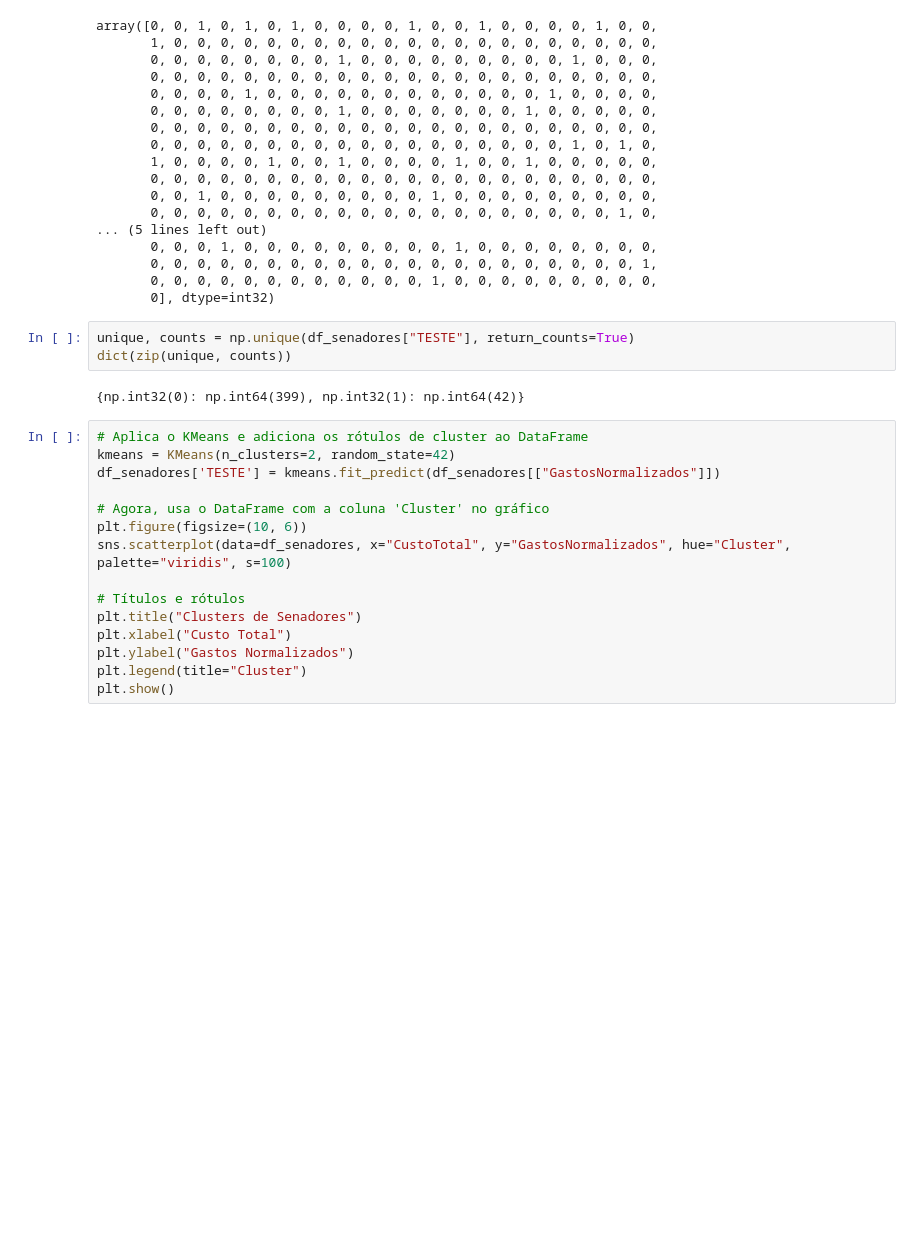
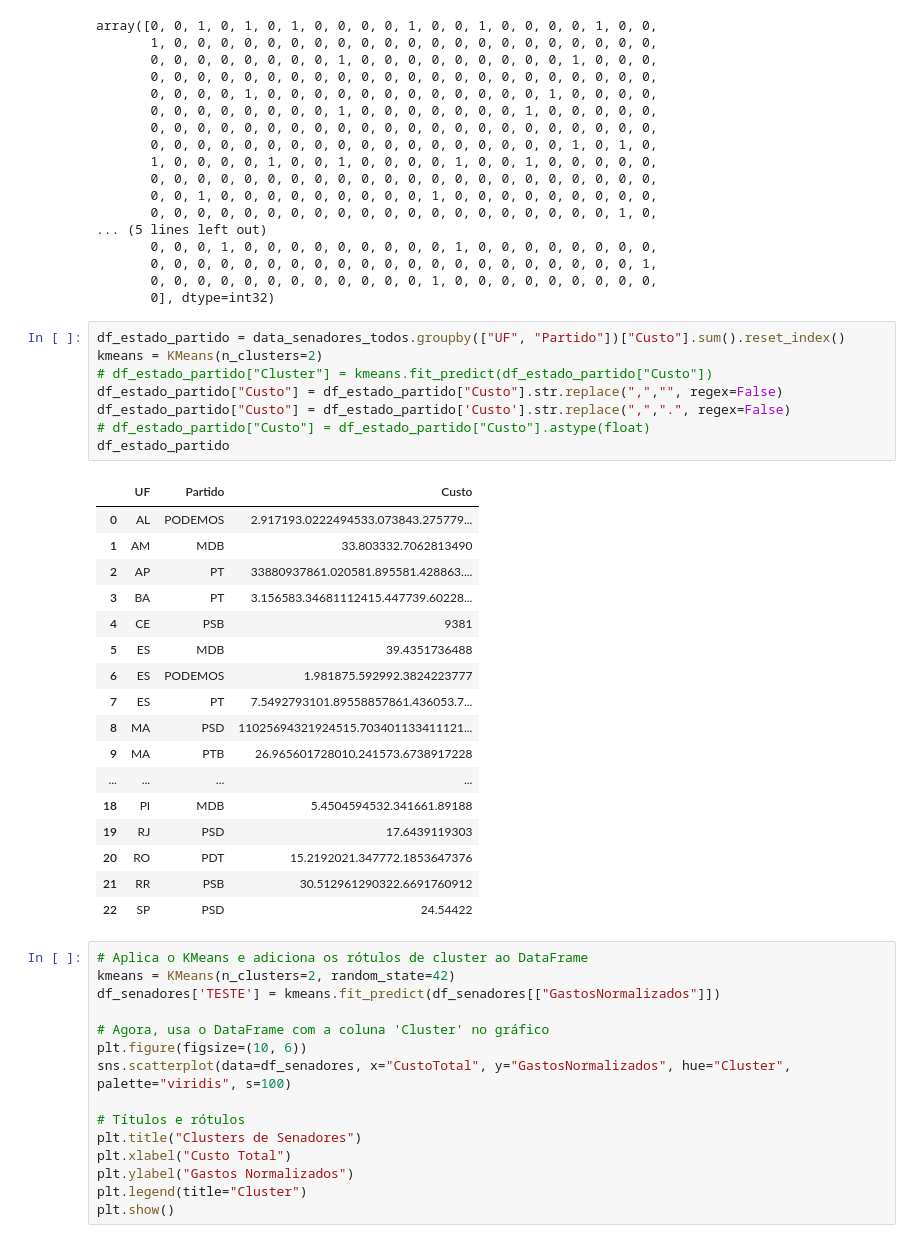
Before and after one commit to kadetete/senadores_passagens, a Jupyter notebook: senadoresdata.ipynb, the cells around one changed output. Saved outputs shown, nothing was run; the diff lists cells and outputs as text; blank space fills up the shorter version.

```diff
--- a/senadoresdata.ipynb
+++ b/senadoresdata.ipynb
@@ -204,11 +204,32 @@ array([0, 0, 1, 0, 1, 0, 1, 0, 0, 0, 0, 1, 0, 0, 1, 0, 0, 0, 0, 1, 0, 0,
        0, 0, 0, 0, 0, 0, 0, 0, 0, 0, 0, 0, 0, 0, 0, 0, 0, 0, 0, 0, 0, 1,
        0, 0, 0, 0, 0, 0, 0, 0, 0, 0, 0, 0, 1, 0, 0, 0, 0, 0, 0, 0, 0, 0,
        0], dtype=int32)
-# %%
-unique, counts = np.unique(df_senadores["TESTE"], return_counts=True)
-dict(zip(unique, counts))
-# %% [output]
-{np.int32(0): np.int64(399), np.int32(1): np.int64(42)}
+# %%
+df_estado_partido = data_senadores_todos.groupby(["UF", "Partido"])["Custo"].sum().reset_index()
+kmeans = KMeans(n_clusters=2)
+# df_estado_partido["Cluster"] = kmeans.fit_predict(df_estado_partido["Custo"])
+df_estado_partido["Custo"] = df_estado_partido["Custo"].str.replace(",","", regex=False)
+df_estado_partido["Custo"] = df_estado_partido['Custo'].str.replace(",",".", regex=False)
+# df_estado_partido["Custo"] = df_estado_partido["Custo"].astype(float)
+df_estado_partido
+# %% [output]
+|  | UF | Partido | Custo |
+| 0 | AL | PODEMOS | 2.917193.0222494533.073843.275779... |
+| 1 | AM | MDB | 33.803332.7062813490 |
+| 2 | AP | PT | 33880937861.020581.895581.428863.... |
+| 3 | BA | PT | 3.156583.34681112415.447739.60228... |
+| 4 | CE | PSB | 9381 |
+| 5 | ES | MDB | 39.4351736488 |
+| 6 | ES | PODEMOS | 1.981875.592992.3824223777 |
+| 7 | ES | PT | 7.5492793101.89558857861.436053.7... |
+| 8 | MA | PSD | 11025694321924515.703401133411121... |
+| 9 | MA | PTB | 26.965601728010.241573.6738917228 |
+| ... | ... | ... | ... |
+| 18 | PI | MDB | 5.4504594532.341661.89188 |
+| 19 | RJ | PSD | 17.6439119303 |
+| 20 | RO | PDT | 15.2192021.347772.1853647376 |
+| 21 | RR | PSB | 30.512961290322.6691760912 |
+| 22 | SP | PSD | 24.54422 |
 # %%
 # Aplica o KMeans e adiciona os rótulos de cluster ao DataFrame
 kmeans = KMeans(n_clusters=2, random_state=42)
```
